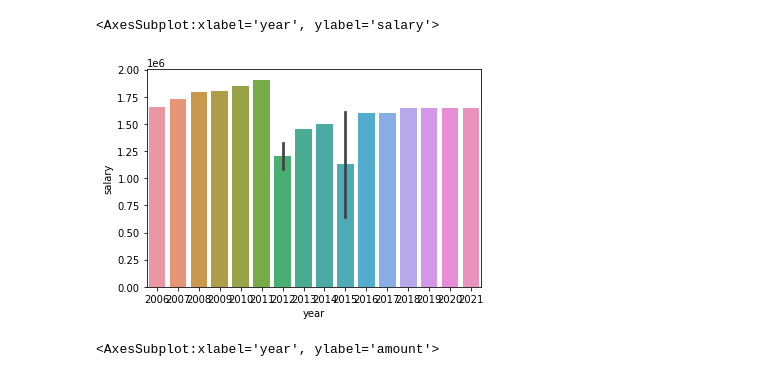
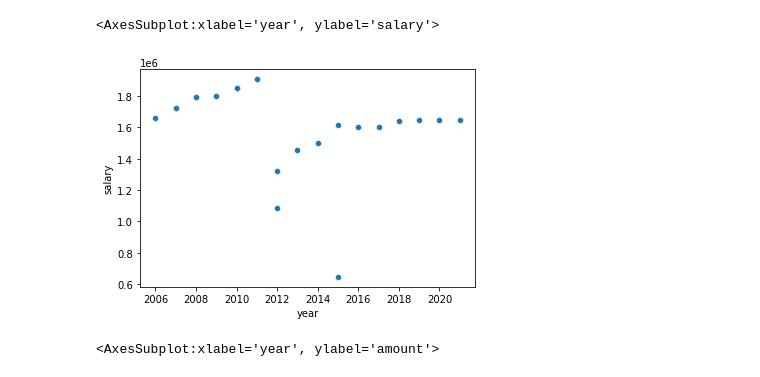
Before and after one commit to sfreagin/follow_the_money, a Jupyter notebook: SEC_API/6a_charting_CEO.ipynb, the cells around one changed output. Cells and saved outputs as stored; diff of their text form; code cells hidden in the pictures.

```diff
--- a/SEC_API/6a_charting_CEO.ipynb
+++ b/SEC_API/6a_charting_CEO.ipynb
@@ -27,10 +27,10 @@ starter_df['CEO'] = starter_df['position'].str.upper().str.contains(ceo_regstr)
 starter_df['CFO'] = starter_df['position'].str.upper().str.contains(cfo_regstr)
 starter_df['Interim'] = starter_df['position'].str.upper().str.contains(interim_regstr)
 # %%
-sns.barplot(data=starter_df[starter_df['CEO']==True],x='year',y='salary',)
+sns.scatterplot(data=starter_df[starter_df['CEO']==True],x='year',y='salary',)
 # %% [output]
 <AxesSubplot:xlabel='year', ylabel='salary'>
-[figure, old version]
+[figure, new version]
 # %%
 #https://stackoverflow.com/questions/38807895/seaborn-multiple-barplots
 df = pd.melt(starter_df[starter_df['CEO']==True][['year','salary','nonEquityIncentiveCompensation','stockAwards','total']],
```
Also changed, not shown: 5 other files.
